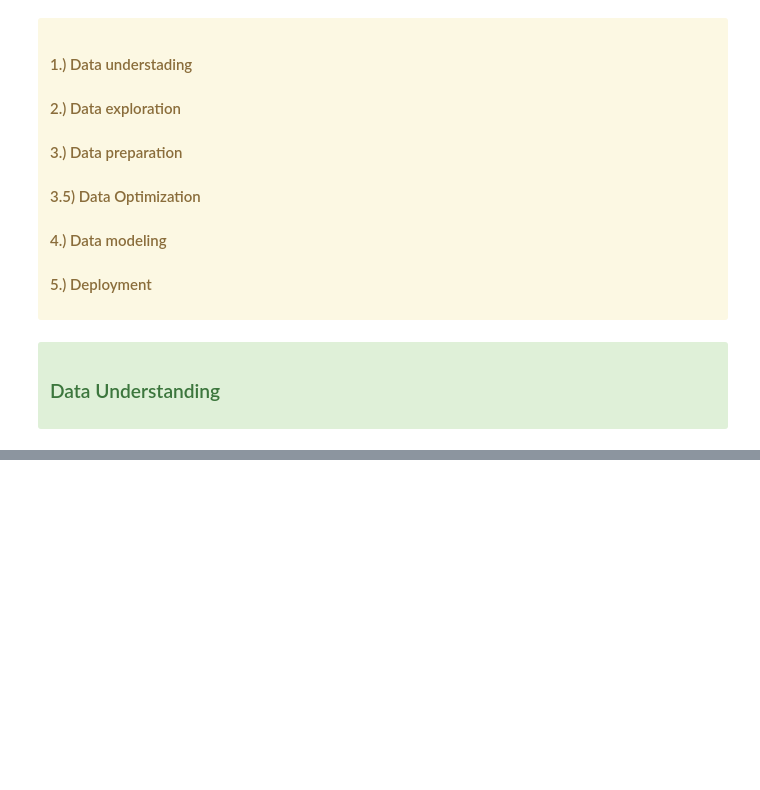
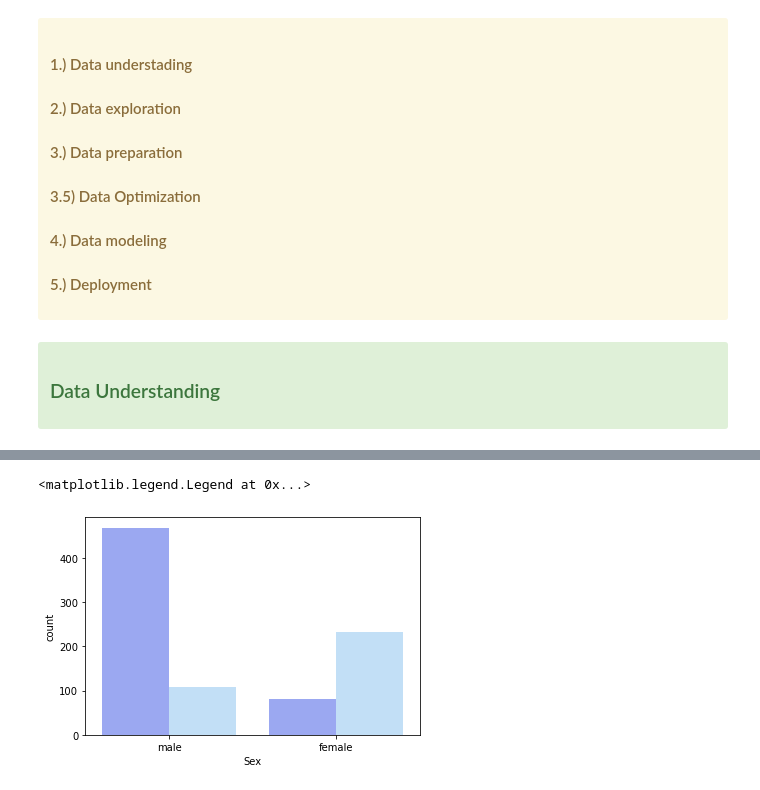
Before and after one commit to Panitnun-6243/kaggle_titanic, a Jupyter notebook: titanic_process.ipynb, the cells around one changed output, grey strips where cells are left out. Drawn from its saved outputs; the diff is of its cells as text; code cells hidden in the pictures; blank space fills up the shorter version.

```diff
--- a/titanic_process.ipynb
+++ b/titanic_process.ipynb
@@ -59,0 +133,8 @@ train_data.info()
+# %%
+#survive rate compare with sex
+sns.countplot(x='Sex', data=train_data, palette=["#8D9EFF","#B9E0FF"], hue="Survived")
+plt.legend([],[], frameon=False)
+#plt.savefig('sex_survived.png', format='png', dpi=300)
+# %% [output]
+<matplotlib.legend.Legend at 0x...>
+[figure, added]
```
Also changed, not shown: parts of 10 cells of this notebook.
